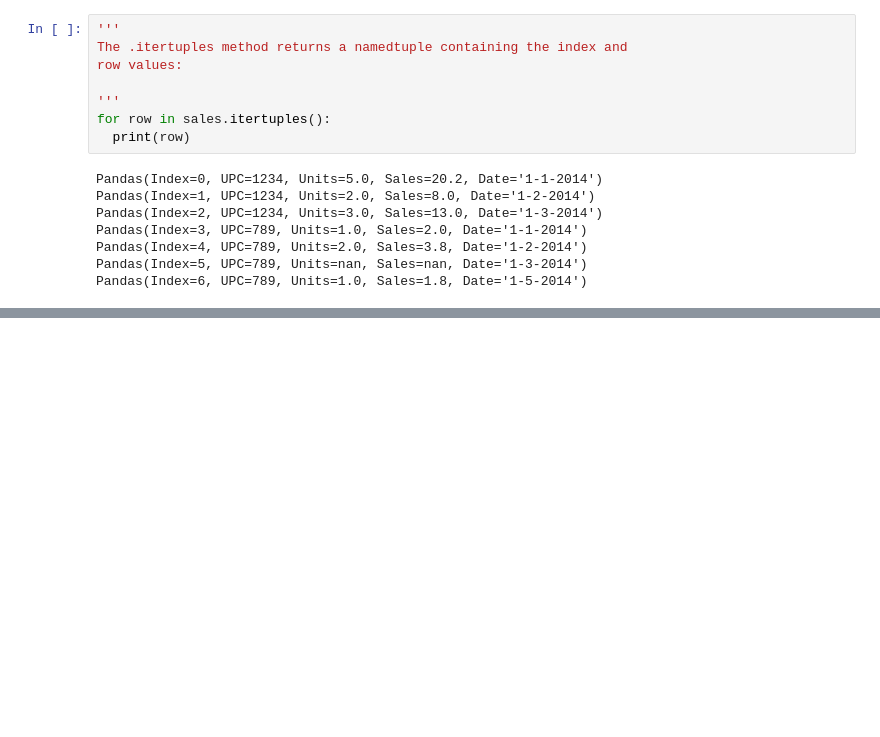
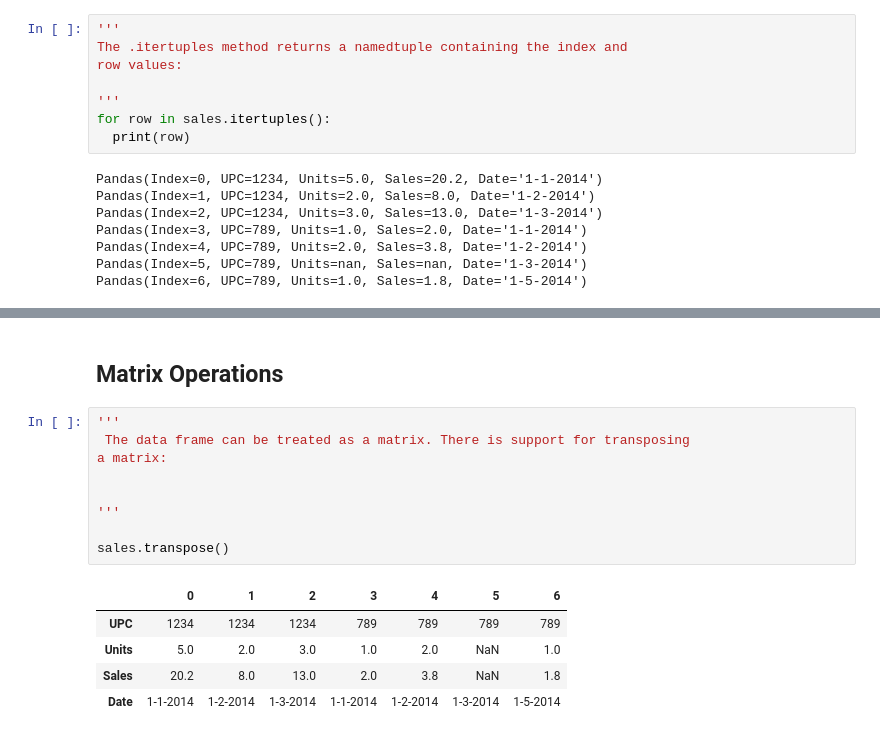
Before and after one commit to owaisahmad315/pandas, a Jupyter notebook: Data_Frame_Methods.ipynb, the cells around one changed output, grey strips where cells are left out. Cells and saved outputs as stored; diff of their text form; blank space fills up the shorter version.

```diff
--- a/Data_Frame_Methods.ipynb
+++ b/Data_Frame_Methods.ipynb
@@ -131,0 +160,17 @@ Pandas(Index=6, UPC=789, Units=1.0, Sales=1.8, Date='1-5-2014')
+# %% [markdown]
+## Matrix Operations
+# %%
+'''
+ The data frame can be treated as a matrix. There is support for transposing
+a matrix:
+
+
+'''
+
+sales.transpose()
+# %% [output]
+|  | 0 | 1 | 2 | 3 | 4 | 5 | 6 |
+| UPC | 1234 | 1234 | 1234 | 789 | 789 | 789 | 789 |
+| Units | 5.0 | 2.0 | 3.0 | 1.0 | 2.0 | NaN | 1.0 |
+| Sales | 20.2 | 8.0 | 13.0 | 2.0 | 3.8 | NaN | 1.8 |
+| Date | 1-1-2014 | 1-2-2014 | 1-3-2014 | 1-1-2014 | 1-2-2014 | 1-3-2014 | 1-5-2014 |
```
Also changed, not shown: parts of 11 cells of this notebook.
